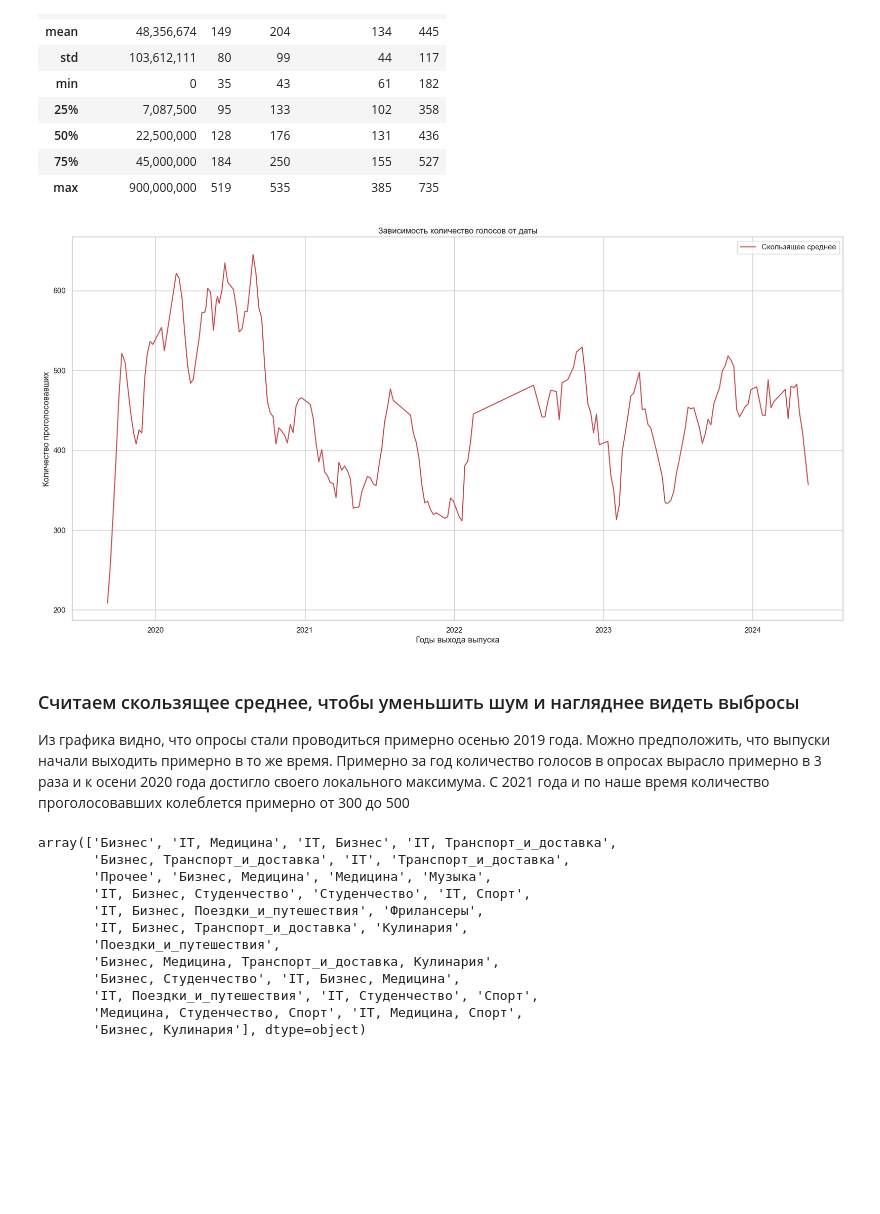
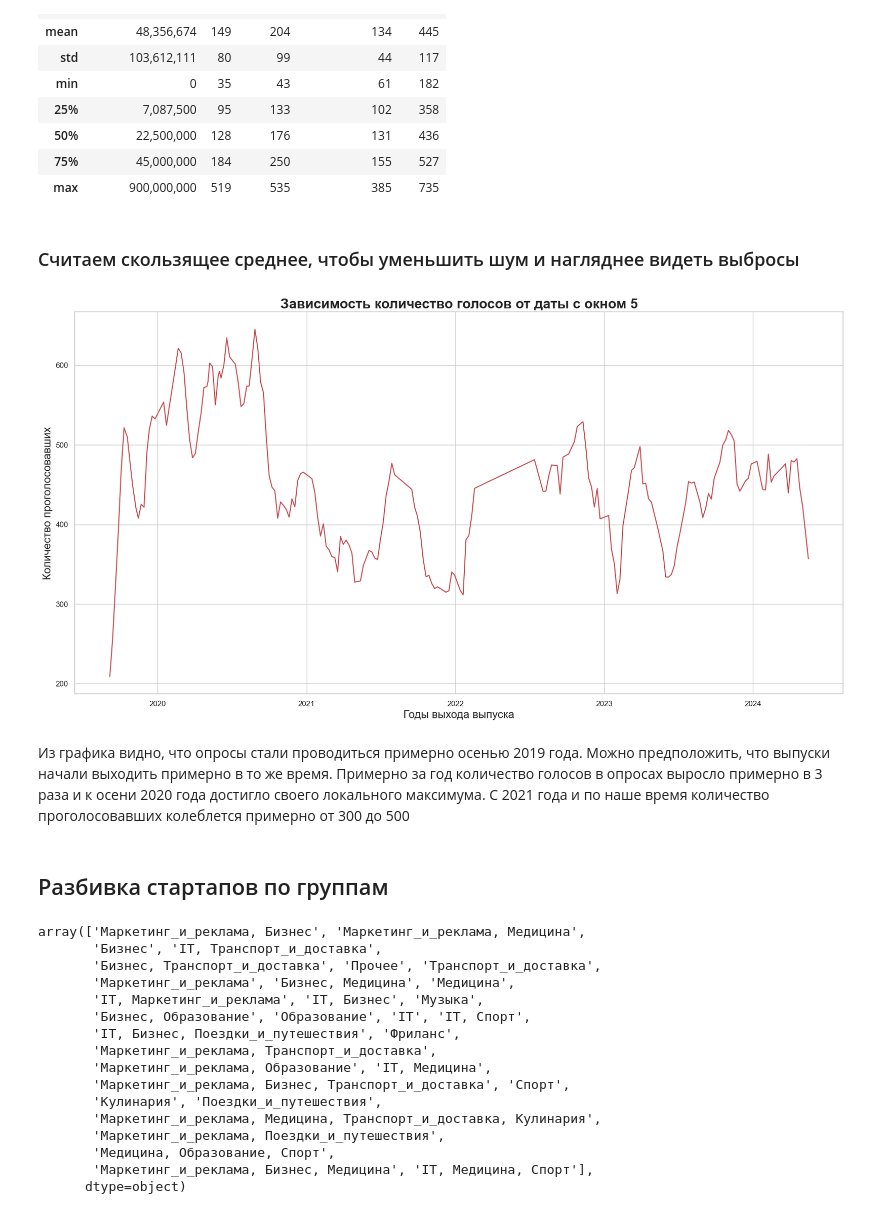
Before and after one commit to panchill/Startup-analytics, a Jupyter notebook: Startup_analytics.ipynb, the cells around one changed output. Saved outputs shown, nothing was run; the diff lists cells and outputs as text; code cells hidden in the pictures; blank space fills up the shorter version.

```diff
--- a/Startup_analytics.ipynb
+++ b/Startup_analytics.ipynb
@@ -42,39 +31,45 @@ df[['Инвестиции(руб)', 'За', 'Против', 'Воздержал
 | 50% | 22,500,000 | 128 | 176 | 131 | 436 |
 | 75% | 45,000,000 | 184 | 250 | 155 | 527 |
 | max | 900,000,000 | 519 | 535 | 385 | 735 |
+# %% [markdown]
+### Считаем скользящее среднее, чтобы уменьшить шум и нагляднее видеть выбросы
 # %%
 sns.set_theme(style='whitegrid')
 plt.figure(figsize=(20, 10))
 
 df['Всего_rolling'] = df['Всего'].rolling(window=5).mean()
-sns.lineplot(x='Дата', y='Всего_rolling', data=df, color='r', label='Скользящее среднее')
+sns.lineplot(x='Дата', y='Всего_rolling', data=df, color='r')
 
-plt.xlabel('Годы выхода выпуска')
-plt.ylabel('Количество проголосовавших')
-plt.title('Зависимость количество голосов от даты')
+
+plt.xlabel('Годы выхода выпуска', fontsize=16)
+plt.ylabel('Количество проголосовавших', fontsize=16)
+plt.title('Зависимость количество голосов от даты c окном 5', fontsize=20, fontweight='bold')
 plt.show()
 # %% [output]
-[figure, old version]
+[figure, new version]
 # %% [markdown]
-### Считаем скользящее среднее, чтобы уменьшить шум и нагляднее видеть выбросы
+
 
 Из графика видно, что опросы стали проводиться примерно осенью 2019 года. Можно предположить, что выпуски начали выходить примерно в то же время.
-Примерно за год количество голосов в опросах вырасло примерно в 3 раза и к осени 2020 года достигло своего локального максимума.
+Примерно за год количество голосов в опросах выросло примерно в 3 раза и к осени 2020 года достигло своего локального максимума.
 С 2021 года и по наше время количество проголосовавших колеблется примерно от 300 до 500
+# %% [markdown]
+## Разбивка стартапов по группам
 # %%
 keywords = {
-    'IT': ['код', 'хак', 'it', 'ai', 'програм', 'кибер', 'искусствен', 'база', 'веб', 'web', 'аналитик', 'мобиль', 'приложен'],
-    'Фрилансеры': ['фриланс', 'удален', 'самозанят'],
-    'Бизнес' : ['бизнес', 'цен', 'маркетинг', 'бренд', 'аналитик', 'seo', 'smm', 'management'],
-    'Медицина' : ['диагностик ', 'профилактик', 'медицин', 'врач', 'докт', 'хирург ', 'операц', 'маломобильных', 'процедур','здоровь'],
-    'Студенчество': ['студент', 'университет', 'школ', 'образован', 'универ', 'экзамен', 'курс', 'общежит'],
+    'IT' : ['it', 'ai', 'искуственн', 'интеллект'],
+    'Маркетинг_и_реклама' : ['реклам', 'маркетинг', 'анализ', 'акци', 'контент'],
+    'Фриланс': ['фриланс', 'удален', 'самозанят'],
+    'Бизнес' : ['b2b', 'бизнес', 'бизнеса', 'сотрудничеств'],
+    'Медицина' : ['диагностик ', 'профилактик', 'медицин', 'врач', 'докт', 'хирург ', 'операц', 'маломобильных', 'процедур','здоровь', 'вирус'],
+    'Образование': ['студент', 'университет', 'школ', 'образован', 'универ', 'экзамен', 'курс', 'общежит', 'образован'],
 
     'Музыка': ['музык', 'песн', 'звук', 'аккорд', 'мелод'],
-    'Спорт': ['тренировк', 'фитнес', 'физкультур', 'атлетик', 'кардио', 'нагруз', 'сорев', 'экипиров'],
+    'Спорт': ['тренировк', 'фитнес', 'физкультур', 'атлетик', 'кардио', 'нагруз', 'сорев', 'экипиров', 'упражнен'],
 
 
-    'Транспорт_и_доставка': ['ремонт', 'машина', 'техобслуж', 'кузов', 'запчаст', 'транспорт', 'курьер', 'доставк'],
-    'Поездки_и_путешествия': ['поездк', 'туризм', 'путешеств', 'путевк', 'экскурси', 'курорт', 'проживание'],
+    'Транспорт_и_доставка': ['ремонт', 'машина', 'техобслуж', 'кузов', 'запчаст', 'транспорт', 'курьер', 'доставк', 'груз', 'логистик', 'автомобил'],
+    'Поездки_и_путешествия': ['поездк', 'туризм', 'путешеств', 'путевк', 'экскурси', 'курорт', 'проживание', 'бронирован'],
     'Кулинария': ['кухн', 'повар', 'еда', 'пищ', 'рецепт', 'ингредиент', 'блюд'],
 
 
@@ -96,16 +91,20 @@ df['Категория'] = df['Описание'].apply(categorize)
 # Вывести результат
 df['Категория'].unique()
 # %% [output]
-array(['Бизнес', 'IT, Медицина', 'IT, Бизнес', 'IT, Транспорт_и_доставка',
-       'Бизнес, Транспорт_и_доставка', 'IT', 'Транспорт_и_доставка',
-       'Прочее', 'Бизнес, Медицина', 'Медицина', 'Музыка',
-       'IT, Бизнес, Студенчество', 'Студенчество', 'IT, Спорт',
-       'IT, Бизнес, Поездки_и_путешествия', 'Фрилансеры',
-       'IT, Бизнес, Транспорт_и_доставка', 'Кулинария',
-       'Поездки_и_путешествия',
-       'Бизнес, Медицина, Транспорт_и_доставка, Кулинария',
-       'Бизнес, Студенчество', 'IT, Бизнес, Медицина',
-       'IT, Поездки_и_путешествия', 'IT, Студенчество', 'Спорт',
-       'Медицина, Студенчество, Спорт', 'IT, Медицина, Спорт',
-       'Бизнес, Кулинария'], dtype=object)
+array(['Маркетинг_и_реклама, Бизнес', 'Маркетинг_и_реклама, Медицина',
+       'Бизнес', 'IT, Транспорт_и_доставка',
+       'Бизнес, Транспорт_и_доставка', 'Прочее', 'Транспорт_и_доставка',
+       'Маркетинг_и_реклама', 'Бизнес, Медицина', 'Медицина',
+       'IT, Маркетинг_и_реклама', 'IT, Бизнес', 'Музыка',
+       'Бизнес, Образование', 'Образование', 'IT', 'IT, Спорт',
+       'IT, Бизнес, Поездки_и_путешествия', 'Фриланс',
+       'Маркетинг_и_реклама, Транспорт_и_доставка',
+       'Маркетинг_и_реклама, Образование', 'IT, Медицина',
+       'Маркетинг_и_реклама, Бизнес, Транспорт_и_доставка', 'Спорт',
+       'Кулинария', 'Поездки_и_путешествия',
+       'Маркетинг_и_реклама, Медицина, Транспорт_и_доставка, Кулинария',
+       'Маркетинг_и_реклама, Поездки_и_путешествия',
+       'Медицина, Образование, Спорт',
+       'Маркетинг_и_реклама, Бизнес, Медицина', 'IT, Медицина, Спорт'],
+      dtype=object)
 # %% [markdown]
```
Also changed, not shown: parts of 15 cells of this notebook, 1 other file.
